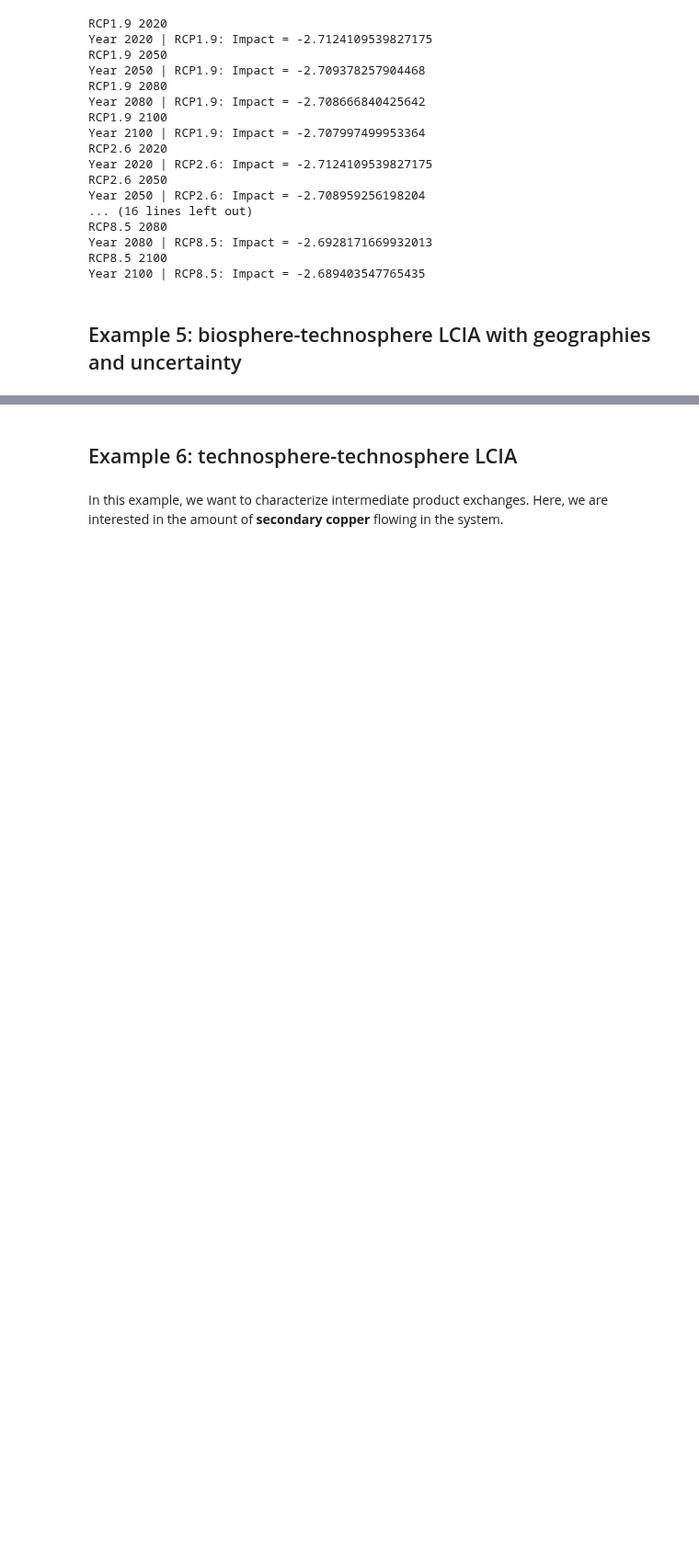
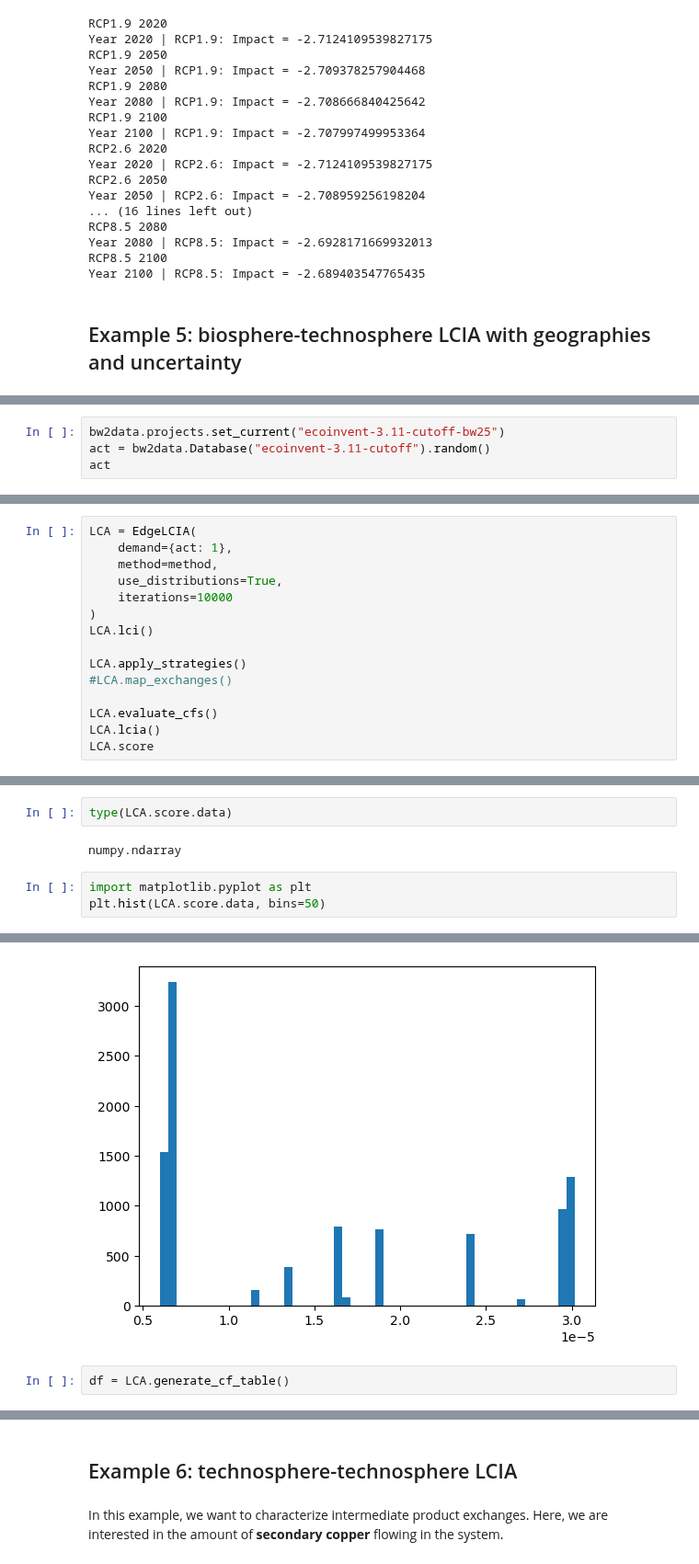
Before and after one commit to Laboratory-for-Energy-Systems-Analysis/edges, a Jupyter notebook: dev/brightcon/Notebook - edges.ipynb, the cells around one changed output, grey strips where cells are left out. Shown at 92% size. Drawn from its saved outputs; the diff is of its cells as text; blank space fills up the shorter version.

```diff
--- a/dev/brightcon/Notebook - edges.ipynb
+++ b/dev/brightcon/Notebook - edges.ipynb
@@ -528,0 +628,4 @@ Year 2100 | RCP8.5: Impact = -2.689403547765435
+# %%
+bw2data.projects.set_current("ecoinvent-3.11-cutoff-bw25")
+act = bw2data.Database("ecoinvent-3.11-cutoff").random()
+act
@@ -528,0 +682,15 @@ Year 2100 | RCP8.5: Impact = -2.689403547765435
+# %%
+LCA = EdgeLCIA(
+    demand={act: 1},
+    method=method,
+    use_distributions=True,
+    iterations=10000
+)
+LCA.lci()
+
+LCA.apply_strategies()
+#LCA.map_exchanges()
+
+LCA.evaluate_cfs()
+LCA.lcia()
+LCA.score
@@ -528,0 +706,8 @@ Year 2100 | RCP8.5: Impact = -2.689403547765435
+# %%
+type(LCA.score.data)
+# %% [output]
+numpy.ndarray
+# %%
+import matplotlib.pyplot as plt
+plt.hist(LCA.score.data, bins=50)
+# %% [output]
@@ -528,0 +734,3 @@ Year 2100 | RCP8.5: Impact = -2.689403547765435
+[figure, added]
+# %%
+df = LCA.generate_cf_table()
```
Also changed, not shown: parts of 16 cells of this notebook, 1 other file.
